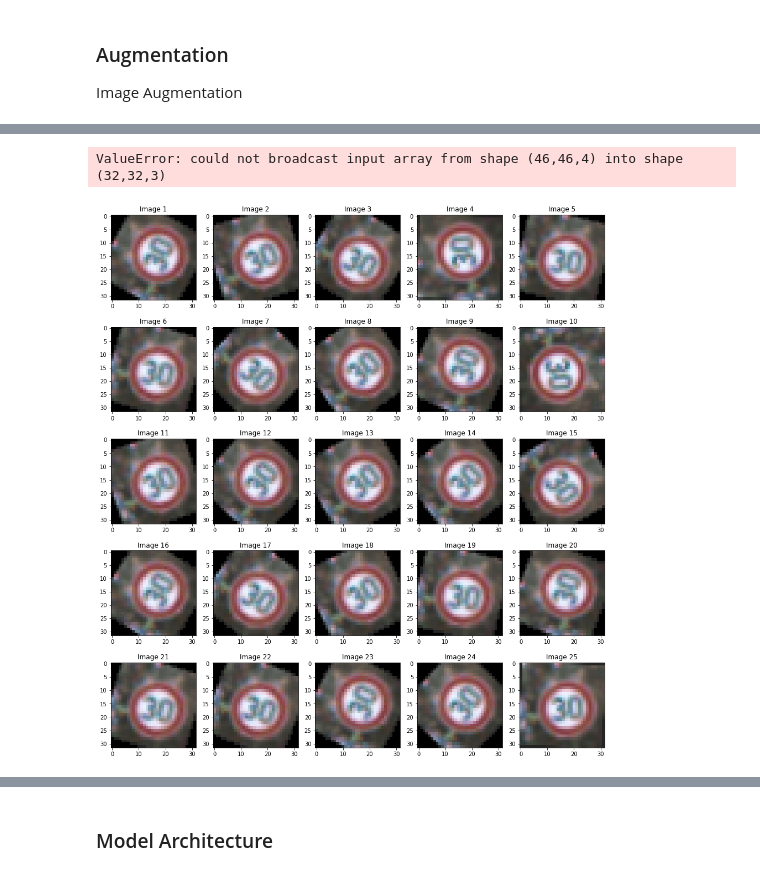
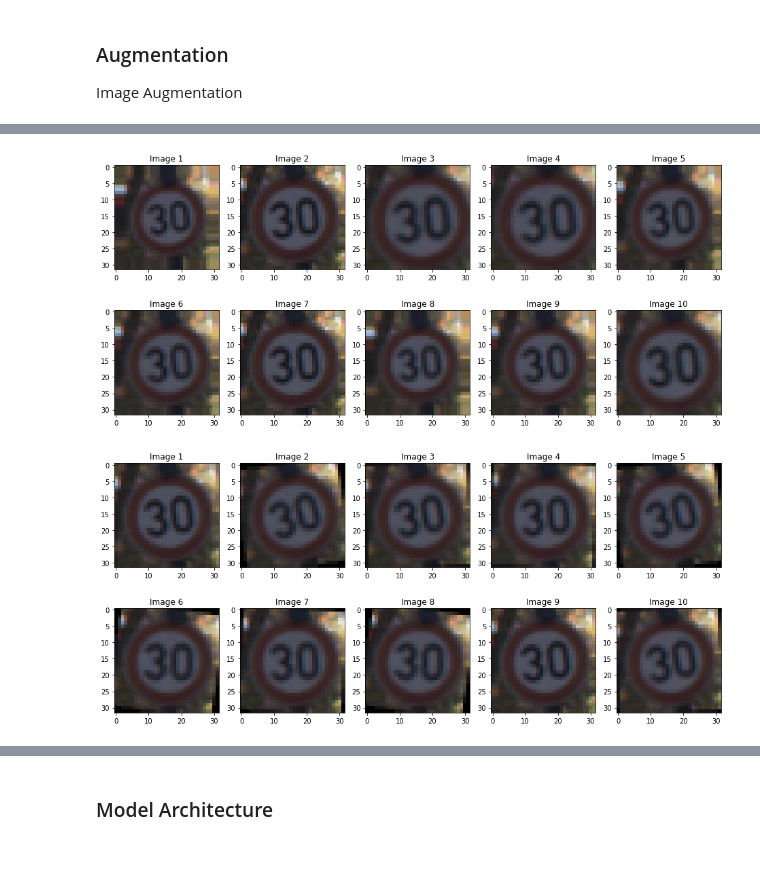
Before and after one commit to mkleung-dev/CarND-Traffic-Sign-Classifier-Project, a Jupyter notebook: Traffic_Sign_Classifier.ipynb, the cells around one changed output, grey strips where cells are left out. Cells and saved outputs as stored; diff of their text form; code cells hidden in the pictures.

```diff
--- a/Traffic_Sign_Classifier.ipynb
+++ b/Traffic_Sign_Classifier.ipynb
@@ -259,15 +266,15 @@ def AugmentingImageUsingTranslation(image_batch, max_x_shift, max_y_shift):
 
     return image_batch
 # %%
-showImageCount = 25
+showImageCount = 10
 index = 0
 pltColCount = 5
 loopPerRow = 5
 target = 1
 x_temp1 = x_temp[y_temp == target]
 x_temp1 = x_temp1[0:1]
-x_temp1 = np.tile(x_temp1,(25,1,1,1))
-x_temp1 = AugmentingImageUsingTranslation(x_temp1, 5, 3)
+x_temp1 = np.tile(x_temp1,(showImageCount,1,1,1))
+x_temp1 = AugmentingImageUsingTranslation(x_temp1, 5, 5)
 fig = plt.figure(figsize=(16, 18 * showImageCount / loopPerRow / pltColCount))
 for i in range(0, showImageCount):
 
@@ -294,14 +301,14 @@ def AugmentingImageUsingGamma(image_batch, min_gamma, max_gamma):
 
     return image_batch
 # %%
-showImageCount = 25
+showImageCount = 10
 index = 0
 pltColCount = 5
 loopPerRow = 5
 target = 1
 x_temp1 = x_temp[y_temp == target]
 x_temp1 = x_temp1[0:1]
-x_temp1 = np.tile(x_temp1,(25,1,1,1))
+x_temp1 = np.tile(x_temp1,(showImageCount,1,1,1))
 x_temp1 = AugmentingImageUsingGamma(x_temp1, 0.5, 2)
 fig = plt.figure(figsize=(16, 18 * showImageCount / loopPerRow / pltColCount))
 for i in range(0, showImageCount):
@@ -316,31 +325,44 @@ plt.show()
 # %%
-def AugmentingImageUsingSacle(image_batch, max_scale):
+def AugmentingImageUsingScale(image_batch, max_scale):
     batch_size = image_batch.shape[0]
     for i in range(batch_size):
 
         scale = 1 + random.random() * (2 * max_scale) - max_scale
         image = image_batch[i,:,:,:].copy()
+
         image_shape = image.shape
 
-        image = rescale(image, scale, anti_aliasing=True)
-        result_image_shape = image.shape
+        if scale >= 1:
+            target_image_shape = image_shape
+            target_x = int(target_image_shape[0] * scale)
+            target_y = int(target_image_shape[1] * scale)
+            image = resize(image, (target_x, target_y), anti_aliasing=True)
+            x_start = int((target_x - image_shape[0]) / 2)
+            y_start = int((target_y - image_shape[1]) / 2)
+            image = image[x_start:x_start + target_image_shape[0],x_start:y_start + target_image_shape[0],:]
+        else:
+            target_image_shape = image_shape
+            target_x = int(target_image_shape[0] / scale)
+            target_y = int(target_image_shape[1] / scale)
+            x_pad = int((target_x - image_shape[0]) / 2)
+            y_pad = int((target_y - image_shape[1]) / 2)
+            image = np.pad(image, ((x_pad, y_pad), (x_pad, y_pad), (0, 0)), 'edge')
+            image = resize(image, (image_shape[0], image_shape[1]), anti_aliasing=True)
 
-        start_x =
-        image = image[:+image_shape[0],:+image_shape[1],:]
 
         image_batch[i,:,:,:] = image
 
     return image_batch
 # %%
-showImageCount = 25
+showImageCount = 10
 index = 0
 pltColCount = 5
 loopPerRow = 5
 target = 1
 x_temp1 = x_temp[y_temp == target]
 x_temp1 = x_temp1[0:1]
-x_temp1 = np.tile(x_temp1,(25,1,1,1))
-x_temp1 = AugmentingImageUsingSacle(x_temp1, 0.5)
+x_temp1 = np.tile(x_temp1,(showImageCount,1,1,1))
+x_temp1 = AugmentingImageUsingScale(x_temp1, 0.2)
 fig = plt.figure(figsize=(16, 18 * showImageCount / loopPerRow / pltColCount))
 for i in range(0, showImageCount):
 
@@ -352,7 +374,7 @@ for i in range(0, showImageCount):
     index = index + 1
 plt.show()
 # %% [output]
-ValueError: could not broadcast input array from shape (46,46,4) into shape (32,32,3)
+[figure, added]
 # %%
 def AugmentingImageUsingRotate(image_batch, max_angle):
     batch_size = image_batch.shape[0]
@@ -367,24 +389,24 @@ def AugmentingImageUsingRotate(image_batch, max_angle):
 
     return image_batch
 # %%
-showImageCount = 25
+showImageCount = 10
 index = 0
 pltColCount = 5
 loopPerRow = 5
 target = 1
 x_temp1 = x_temp[y_temp == target]
 x_temp1 = x_temp1[0:1]
-x_temp1 = np.tile(x_temp1,(25,1,1,1))
-x_temp1 = AugmentingImageUsingRotate(x_temp1, 90)
+x_temp1 = np.tile(x_temp1,(showImageCount,1,1,1))
+x_temp1 = AugmentingImageUsingRotate(x_temp1, 10)
 fig = plt.figure(figsize=(16, 18 * showImageCount / loopPerRow / pltColCount))
 for i in range(0, showImageCount):
 
     temp = 1
     fig.add_subplot(showImageCount // loopPerRow, pltColCount, index * pltColCount // loopPerRow + temp)
     plt.imshow(x_temp1[index])
     plt.title('Image {}'.format(index + 1))
 
     index = index + 1
 plt.show()
 # %% [output]
-[figure, old version]
+[figure, new version]
```
Also changed, not shown: parts of 15 cells of this notebook.
